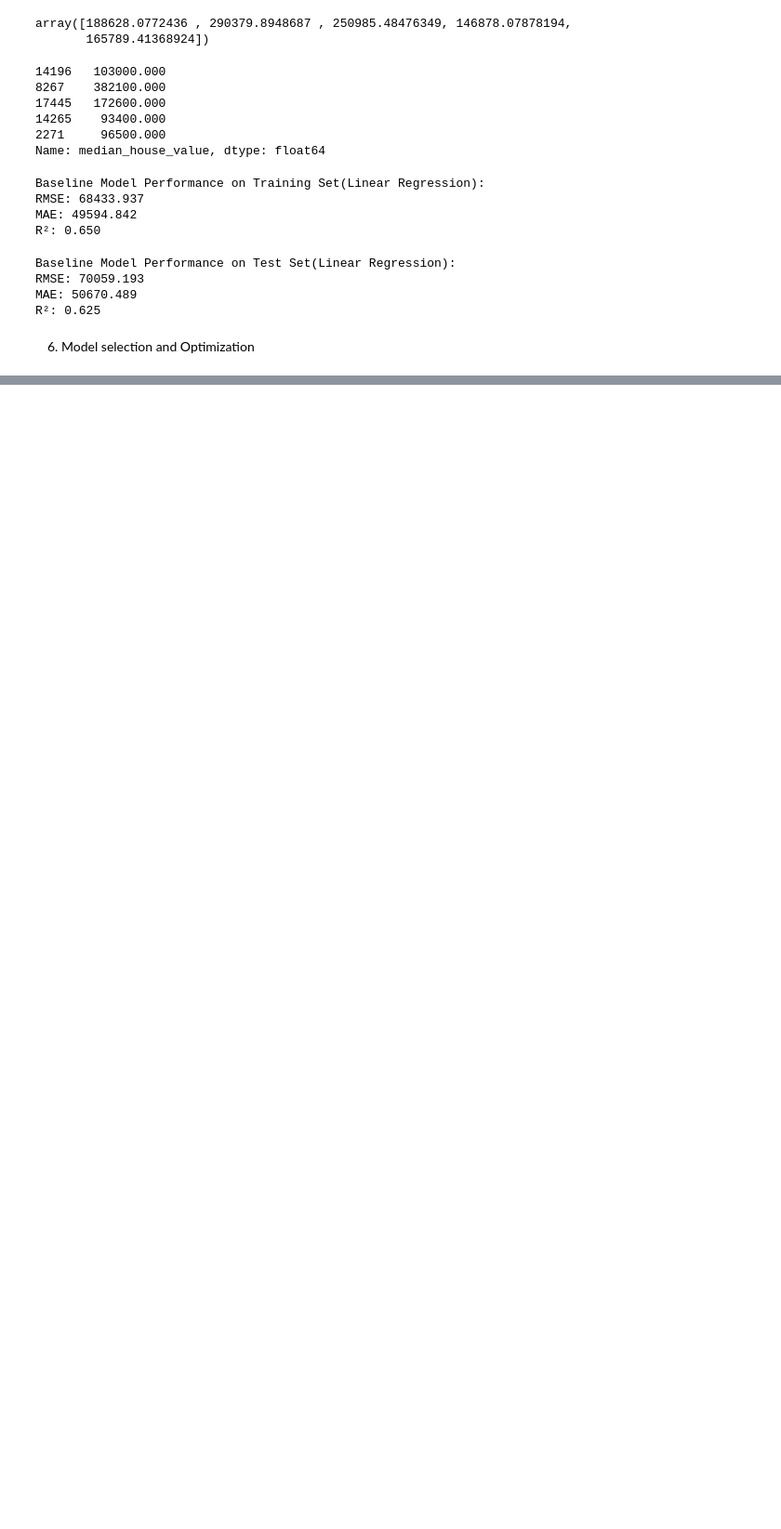
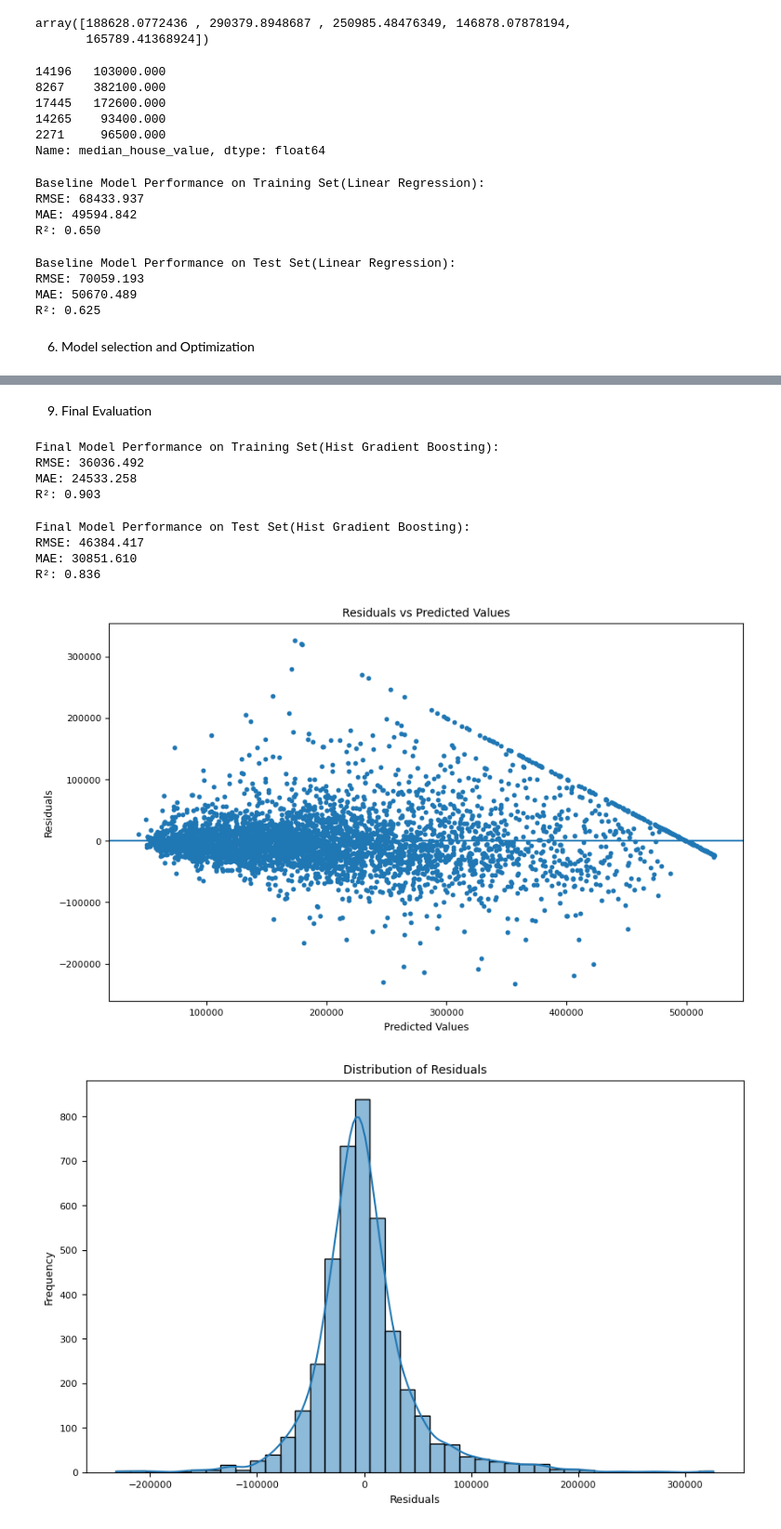
Before and after one commit to James3ric/Housing-Prediction-model, a Jupyter notebook: prediction.ipynb, the cells around one changed output, grey strips where cells are left out. Shown at 93% size. Saved outputs shown, nothing was run; the diff lists cells and outputs as text; code cells hidden in the pictures; blank space fills up the shorter version.

```diff
--- a/prediction.ipynb
+++ b/prediction.ipynb
@@ -452,0 +519,14 @@ KeyError: 'CV RMSE'
+# %%
+hgb_best = Pipeline(steps=[
+    ("preprocess", preprocess),
+    ("model", HistGradientBoostingRegressor(
+        learning_rate=0.1,
+        max_depth=None,
+        max_leaf_nodes=63,
+        min_samples_leaf=20,
+        l2_regularization=0.1,
+    ))
+])
+# %%
+# fitting the best model on the training data
+hgb_best.fit(x_train, y_train)
@@ -452,0 +551,56 @@ KeyError: 'CV RMSE'
+# %% [markdown]
+9. Final Evaluation
+# %%
+train_final_pred = hgb_best.predict(x_train)
+
+train_final_rmse = root_mean_squared_error(y_train, train_final_pred)
+train_final_mae = mean_absolute_error(y_train, train_final_pred)
+train_final_r2 = r2_score(y_train, train_final_pred)
+
+print("\nFinal Model Performance on Training Set(Hist Gradient Boosting):")
+print(f"RMSE: {train_final_rmse:.3f}")
+print(f"MAE: {train_final_mae:.3f}")
+print(f"R²: {train_final_r2:.3f}")
+# %% [output]
+Final Model Performance on Training Set(Hist Gradient Boosting):
+RMSE: 36036.492
+MAE: 24533.258
+R²: 0.903
+# %%
+test_final_pred = hgb_best.predict(x_test)
+
+
+test_final_rmse = root_mean_squared_error(y_test, test_final_pred)
+test_final_mae = mean_absolute_error(y_test, test_final_pred)
+test_final_r2 = r2_score(y_test, test_final_pred)
+
+print("\nFinal Model Performance on Test Set(Hist Gradient Boosting):")
+print(f"RMSE: {test_final_rmse:.3f}")
+print(f"MAE: {test_final_mae:.3f}")
+print(f"R²: {test_final_r2:.3f}")
+# %% [output]
+Final Model Performance on Test Set(Hist Gradient Boosting):
+RMSE: 46384.417
+MAE: 30851.610
+R²: 0.836
+# %%
+# residual analysis
+residuals = y_test - test_final_pred
+
+plt.figure(figsize=(10, 6))
+plt.scatter(test_final_pred, residuals, s=10)
+plt.axhline(0)
+plt.title("Residuals vs Predicted Values")
+plt.xlabel("Predicted Values")
+plt.ylabel("Residuals")
+plt.show()
+
+plt.figure(figsize=(10, 6))
+sns.histplot(residuals, bins=40, kde=True)
+plt.title("Distribution of Residuals")
+plt.xlabel("Residuals")
+plt.ylabel("Frequency")
+plt.show()
+# %% [output]
+[figure, added]
+[figure, added]
```
Also changed, not shown: parts of 12 cells of this notebook.
